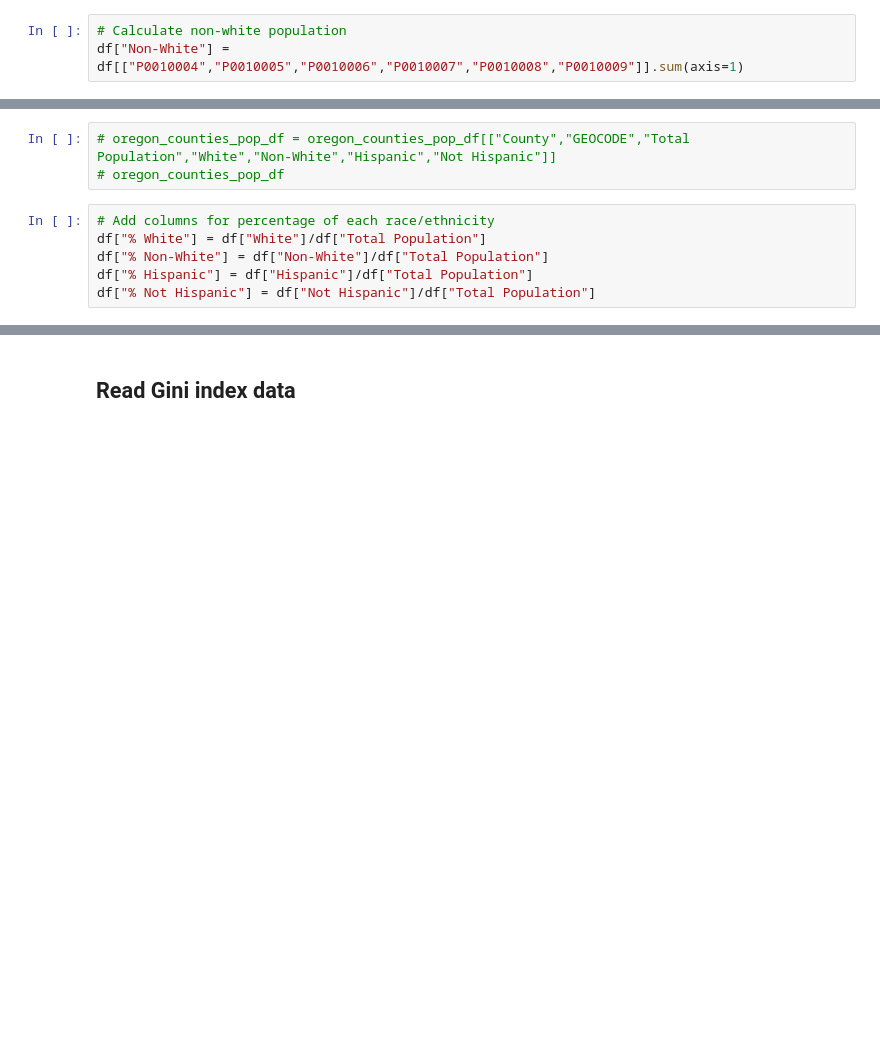
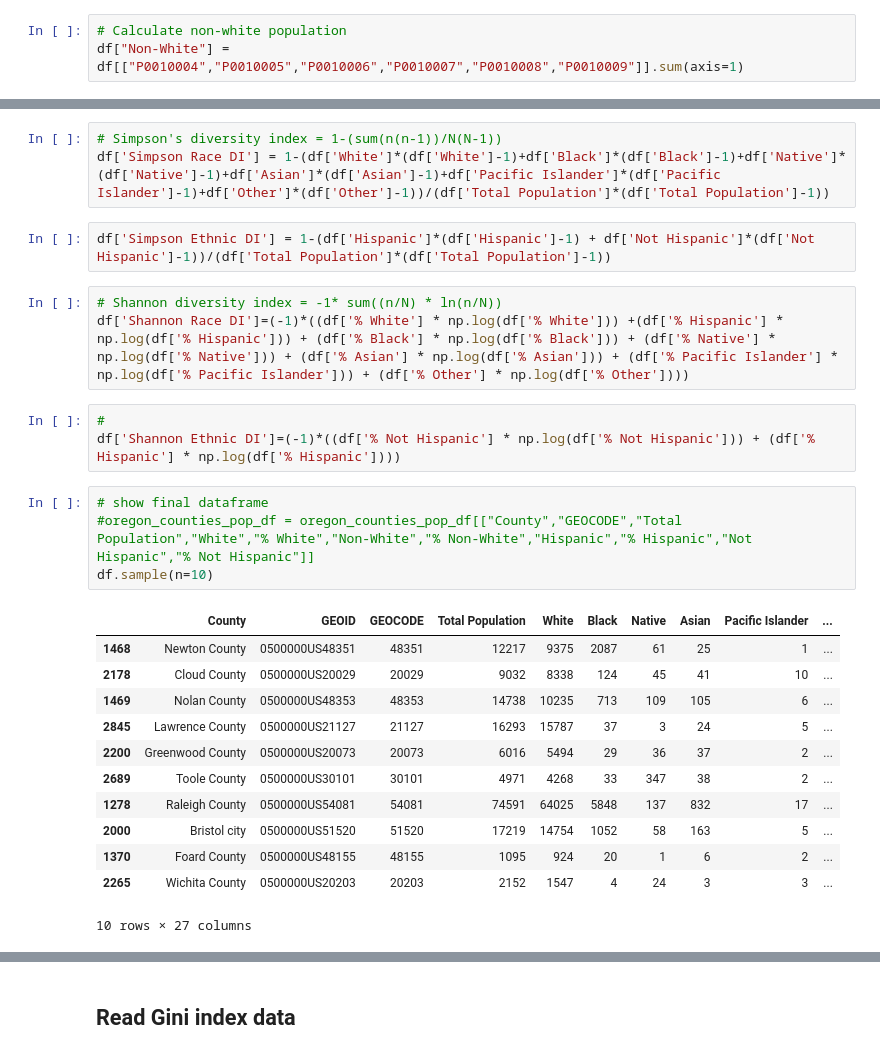
Before and after one commit to jonathantree/Water_Quality_Analysis, a Jupyter notebook: Census_Data_EDA/Demographic_Data.ipynb, the cells around one changed output, grey strips where cells are left out. Cells and saved outputs as stored; diff of their text form; blank space fills up the shorter version.

Commit message:
Added calculated diversity indices into census data tables

```diff
--- a/Census_Data_EDA/Demographic_Data.ipynb
+++ b/Census_Data_EDA/Demographic_Data.ipynb
@@ -112,9 +125,28 @@ df.rename(columns={"NAME": "County",
+# %%
+# Simpson's diversity index = 1-(sum(n(n-1))/N(N-1))
+df['Simpson Race DI'] = 1-(df['White']*(df['White']-1)+df['Black']*(df['Black']-1)+df['Native']*(df['Native']-1)+df['Asian']*(df['Asian']-1)+df['Pacific Islander']*(df['Pacific Islander']-1)+df['Other']*(df['Other']-1))/(df['Total Population']*(df['Total Population']-1))
+# %%
+df['Simpson Ethnic DI'] = 1-(df['Hispanic']*(df['Hispanic']-1) + df['Not Hispanic']*(df['Not Hispanic']-1))/(df['Total Population']*(df['Total Population']-1))
+# %%
+# Shannon diversity index = -1* sum((n/N) * ln(n/N))
+df['Shannon Race DI']=(-1)*((df['% White'] * np.log(df['% White'])) +(df['% Hispanic'] * np.log(df['% Hispanic'])) + (df['% Black'] * np.log(df['% Black'])) + (df['% Native'] * np.log(df['% Native'])) + (df['% Asian'] * np.log(df['% Asian'])) + (df['% Pacific Islander'] * np.log(df['% Pacific Islander'])) + (df['% Other'] * np.log(df['% Other'])))
+# %%
+#
+df['Shannon Ethnic DI']=(-1)*((df['% Not Hispanic'] * np.log(df['% Not Hispanic'])) + (df['% Hispanic'] * np.log(df['% Hispanic'])))
 # %%
-# oregon_counties_pop_df = oregon_counties_pop_df[["County","GEOCODE","Total Population","White","Non-White","Hispanic","Not Hispanic"]]
-# oregon_counties_pop_df
+# show final dataframe
+#oregon_counties_pop_df = oregon_counties_pop_df[["County","GEOCODE","Total Population","White","% White","Non-White","% Non-White","Hispanic","% Hispanic","Not Hispanic","% Not Hispanic"]]
+df.sample(n=10)
+# %% [output]
+|  | County | GEOID | GEOCODE | Total Population | White | Black | Native | Asian | Pacific Islander | ... |
+| 1468 | Newton County | 0500000US48351 | 48351 | 12217 | 9375 | 2087 | 61 | 25 | 1 | ... |
+| 2178 | Cloud County | 0500000US20029 | 20029 | 9032 | 8338 | 124 | 45 | 41 | 10 | ... |
+| 1469 | Nolan County | 0500000US48353 | 48353 | 14738 | 10235 | 713 | 109 | 105 | 6 | ... |
+| 2845 | Lawrence County | 0500000US21127 | 21127 | 16293 | 15787 | 37 | 3 | 24 | 5 | ... |
+| 2200 | Greenwood County | 0500000US20073 | 20073 | 6016 | 5494 | 29 | 36 | 37 | 2 | ... |
+| 2689 | Toole County | 0500000US30101 | 30101 | 4971 | 4268 | 33 | 347 | 38 | 2 | ... |
+| 1278 | Raleigh County | 0500000US54081 | 54081 | 74591 | 64025 | 5848 | 137 | 832 | 17 | ... |
+| 2000 | Bristol city | 0500000US51520 | 51520 | 17219 | 14754 | 1052 | 58 | 163 | 5 | ... |
+| 1370 | Foard County | 0500000US48155 | 48155 | 1095 | 924 | 20 | 1 | 6 | 2 | ... |
+| 2265 | Wichita County | 0500000US20203 | 20203 | 2152 | 1547 | 4 | 24 | 3 | 3 | ... |
+10 rows × 27 columns
-# %%
-# Add columns for percentage of each race/ethnicity
-df["% White"] = df["White"]/df["Total Population"]
-df["% Non-White"] = df["Non-White"]/df["Total Population"]
-df["% Hispanic"] = df["Hispanic"]/df["Total Population"]
-df["% Not Hispanic"] = df["Not Hispanic"]/df["Total Population"]
```
Also changed, not shown: parts of 13 cells of this notebook, 5 other files.
